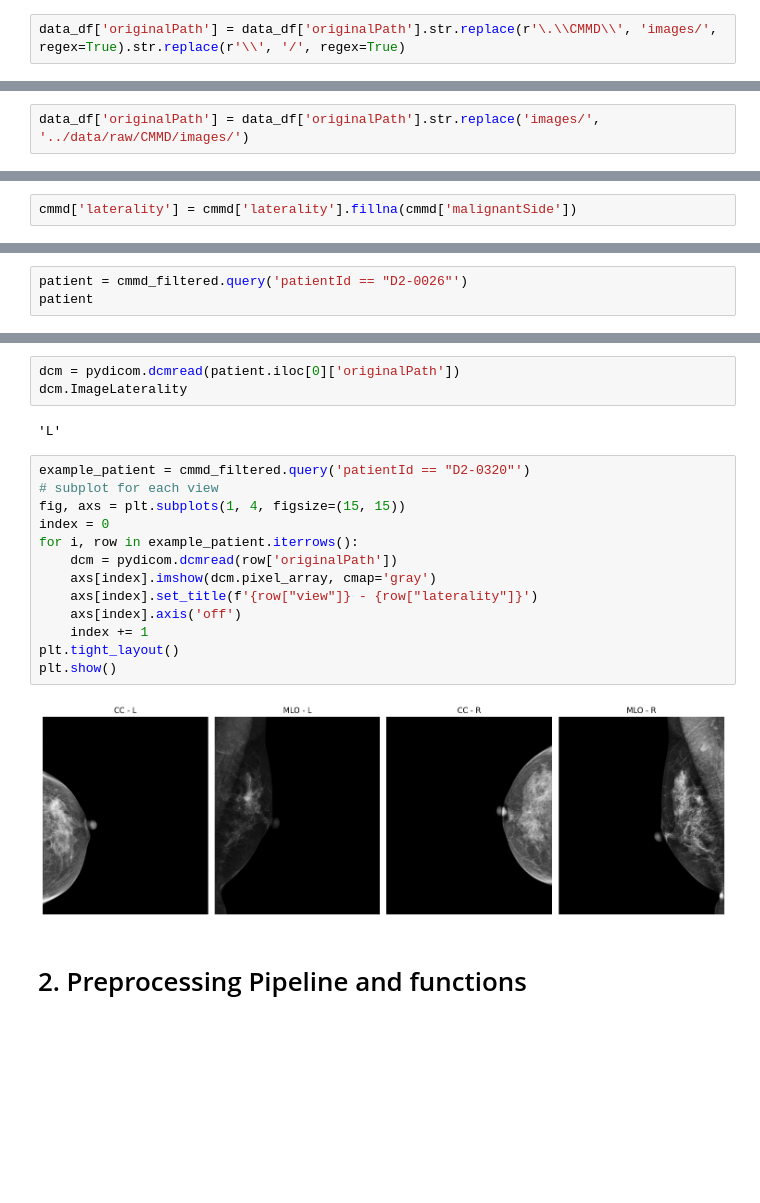
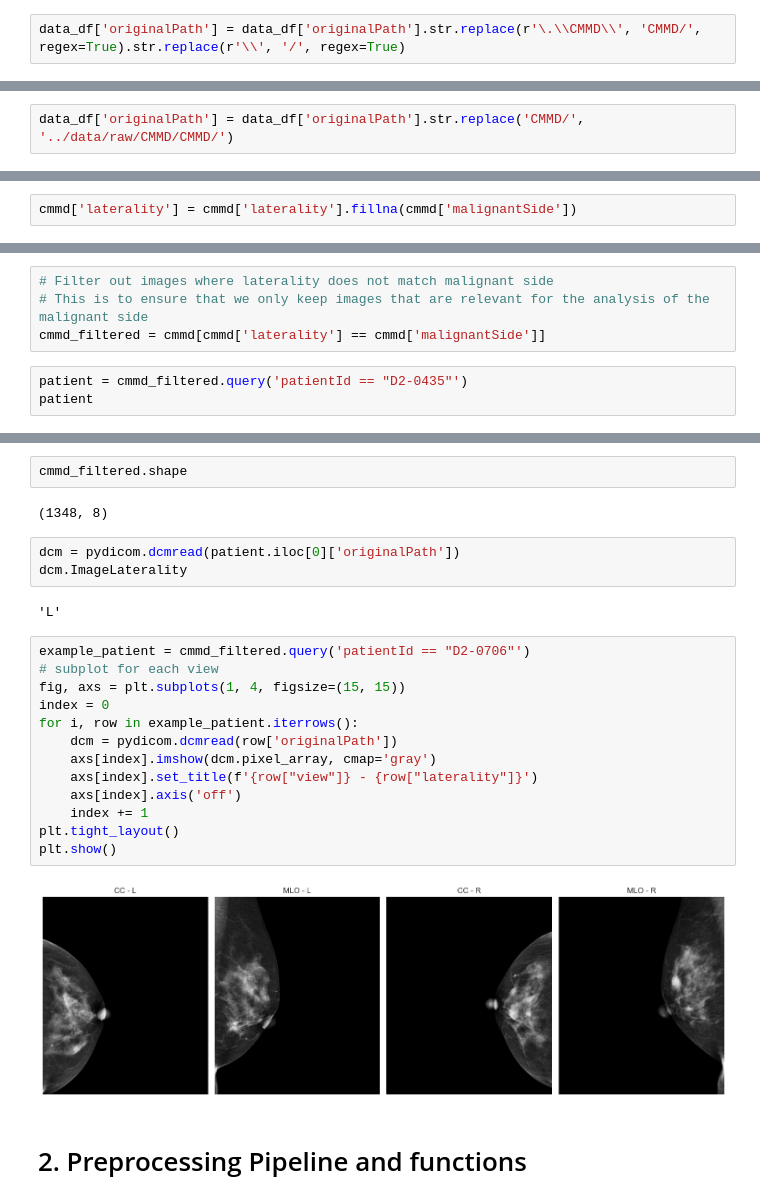
Before and after one commit to dacxjo/TFG, a Jupyter notebook: notebooks/[2]-Preprocessing.ipynb, the cells around one changed output, grey strips where cells are left out. Drawn from its saved outputs; the diff is of its cells as text; blank space fills up the shorter version.

Commit message:
Correct preprocessing and Data splitting using Histogram Standarization

```diff
--- a/notebooks/[2]-Preprocessing.ipynb
+++ b/notebooks/[2]-Preprocessing.ipynb
@@ -133,5 +133,5 @@ data_df.head()
 # %%
-data_df['originalPath'] = data_df['originalPath'].str.replace(r'\.\\CMMD\\', 'images/', regex=True).str.replace(r'\\', '/', regex=True)
+data_df['originalPath'] = data_df['originalPath'].str.replace(r'\.\\CMMD\\', 'CMMD/', regex=True).str.replace(r'\\', '/', regex=True)
 # %%
 data_df.head()
 # %% [output]
@@ -144,5 +144,5 @@ data_df.head()
 # %%
-data_df['originalPath'] = data_df['originalPath'].str.replace('images/', '../data/raw/CMMD/images/')
+data_df['originalPath'] = data_df['originalPath'].str.replace('CMMD/', '../data/raw/CMMD/CMMD/')
 # %%
 data_df.head()
 # %% [output]
@@ -220,5 +246,9 @@ cmmd_filtered = cmmd.copy()
+# %%
+# Filter out images where laterality does not match malignant side
+# This is to ensure that we only keep images that are relevant for the analysis of the malignant side
+cmmd_filtered = cmmd[cmmd['laterality'] == cmmd['malignantSide']]
 # %%
-patient = cmmd_filtered.query('patientId == "D2-0026"')
+patient = cmmd_filtered.query('patientId == "D2-0435"')
 patient
 # %% [output]
 |  | patientId | malignantSide | age | abnormality | subtype | originalPath | view | laterality |
@@ -229,23 +257,27 @@ patient
+# %%
+cmmd_filtered.shape
+# %% [output]
+(1348, 8)
 # %%
 dcm = pydicom.dcmread(patient.iloc[0]['originalPath'])
 dcm.ImageLaterality
 # %% [output]
 'L'
 # %%
-example_patient = cmmd_filtered.query('patientId == "D2-0320"')
+example_patient = cmmd_filtered.query('patientId == "D2-0706"')
 # subplot for each view
 fig, axs = plt.subplots(1, 4, figsize=(15, 15))
 index = 0
 for i, row in example_patient.iterrows():
     dcm = pydicom.dcmread(row['originalPath'])
     axs[index].imshow(dcm.pixel_array, cmap='gray')
     axs[index].set_title(f'{row["view"]} - {row["laterality"]}')
     axs[index].axis('off')
     index += 1
 plt.tight_layout()
 plt.show()
 # %% [output]
-[figure, old version]
+[figure, new version]
 # %% [markdown]
 # 2. Preprocessing Pipeline and functions
 # %%
```
Also changed, not shown: parts of 35 cells of this notebook, 6 other files.
